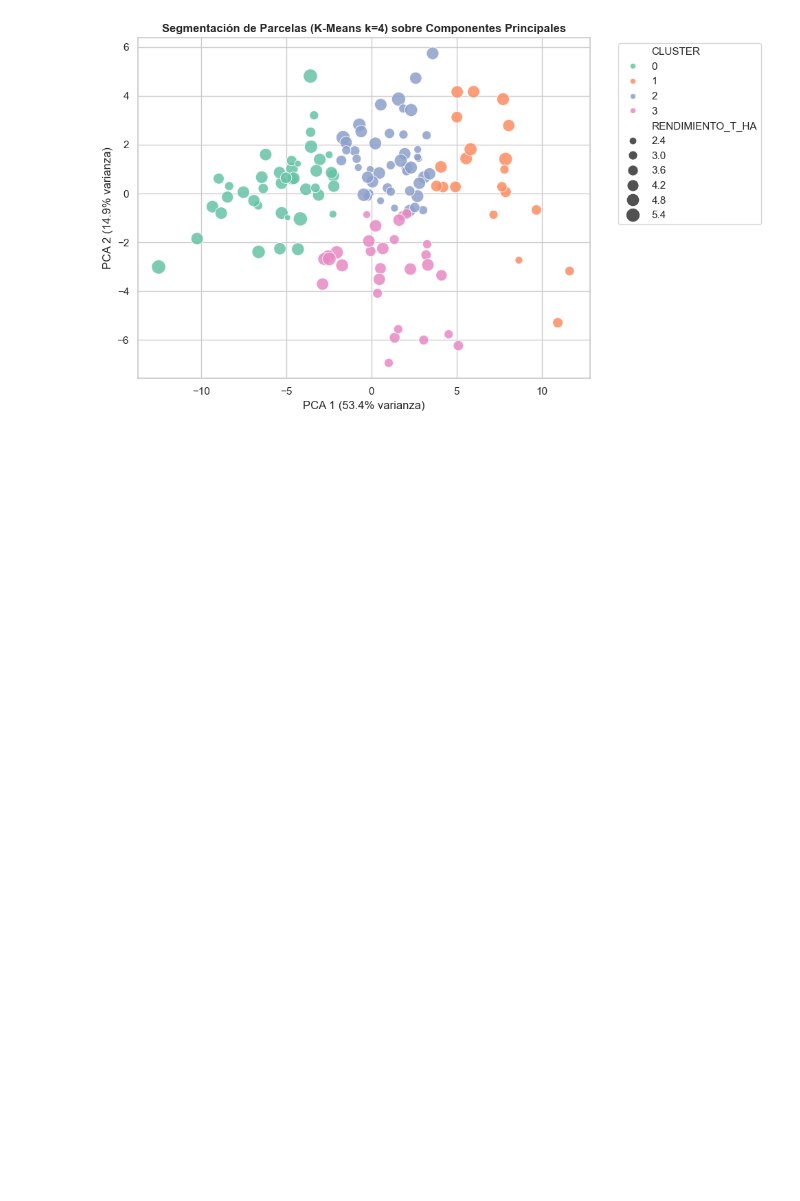
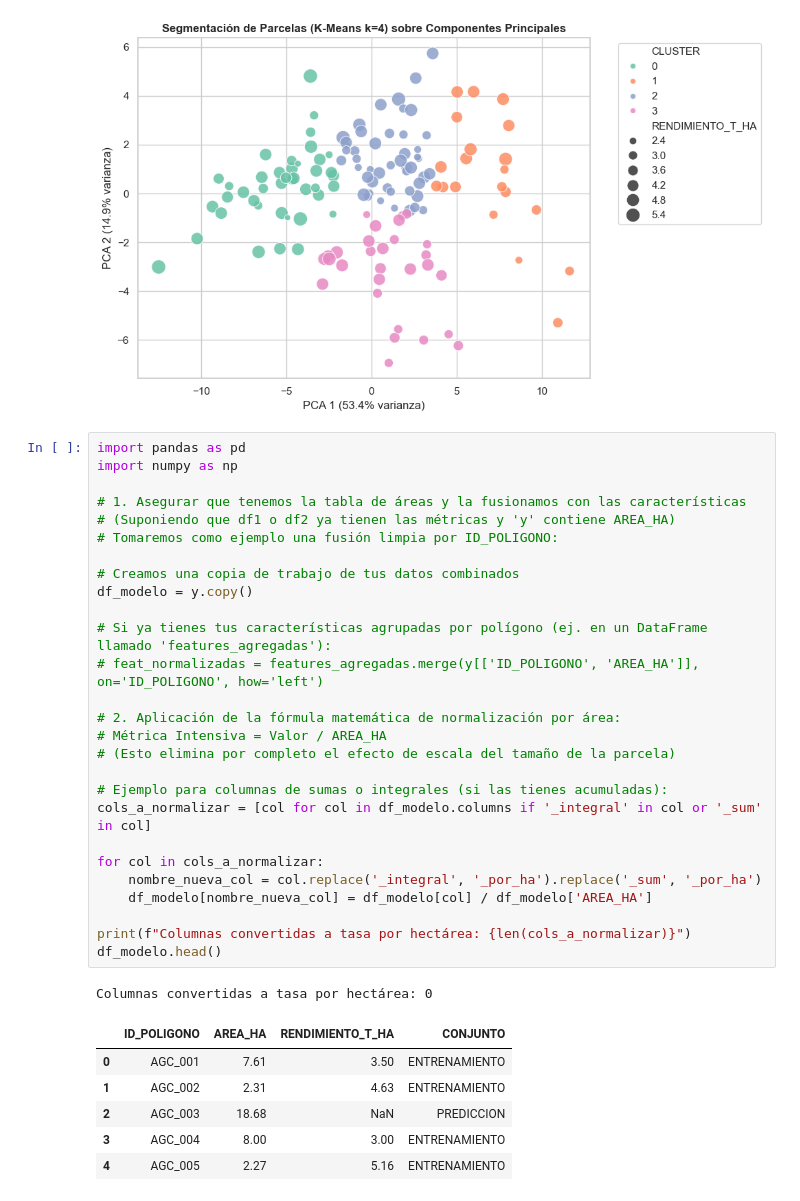
Before and after one commit to gerarsau07/AgroRaices, a Jupyter notebook: exploracion.ipynb, the cells around one changed output. Saved outputs shown, nothing was run; the diff lists cells and outputs as text; blank space fills up the shorter version.

```diff
--- a/exploracion.ipynb
+++ b/exploracion.ipynb
@@ -562,3 +618,38 @@ planet_msavi_promedio_max              2.451403
 planet_evi_promedio_std                2.435102
 planet_evi_promedio_mean               2.432384
 [figure]
+# %%
+import pandas as pd
+import numpy as np
+
+# 1. Asegurar que tenemos la tabla de áreas y la fusionamos con las características
+# (Suponiendo que df1 o df2 ya tienen las métricas y 'y' contiene AREA_HA)
+# Tomaremos como ejemplo una fusión limpia por ID_POLIGONO:
+
+# Creamos una copia de trabajo de tus datos combinados
+df_modelo = y.copy()
+
+# Si ya tienes tus características agrupadas por polígono (ej. en un DataFrame llamado 'features_agregadas'):
+# feat_normalizadas = features_agregadas.merge(y[['ID_POLIGONO', 'AREA_HA']], on='ID_POLIGONO', how='left')
+
+# 2. Aplicación de la fórmula matemática de normalización por área:
+# Métrica Intensiva = Valor / AREA_HA
+# (Esto elimina por completo el efecto de escala del tamaño de la parcela)
+
+# Ejemplo para columnas de sumas o integrales (si las tienes acumuladas):
+cols_a_normalizar = [col for col in df_modelo.columns if '_integral' in col or '_sum' in col]
+
+for col in cols_a_normalizar:
+    nombre_nueva_col = col.replace('_integral', '_por_ha').replace('_sum', '_por_ha')
+    df_modelo[nombre_nueva_col] = df_modelo[col] / df_modelo['AREA_HA']
+
+print(f"Columnas convertidas a tasa por hectárea: {len(cols_a_normalizar)}")
+df_modelo.head()
+# %% [output]
+Columnas convertidas a tasa por hectárea: 0
+|  | ID_POLIGONO | AREA_HA | RENDIMIENTO_T_HA | CONJUNTO |
+| 0 | AGC_001 | 7.61 | 3.50 | ENTRENAMIENTO |
+| 1 | AGC_002 | 2.31 | 4.63 | ENTRENAMIENTO |
+| 2 | AGC_003 | 18.68 | NaN | PREDICCION |
+| 3 | AGC_004 | 8.00 | 3.00 | ENTRENAMIENTO |
+| 4 | AGC_005 | 2.27 | 5.16 | ENTRENAMIENTO |
```
Also changed, not shown: parts of 10 cells of this notebook, 2 other files.
